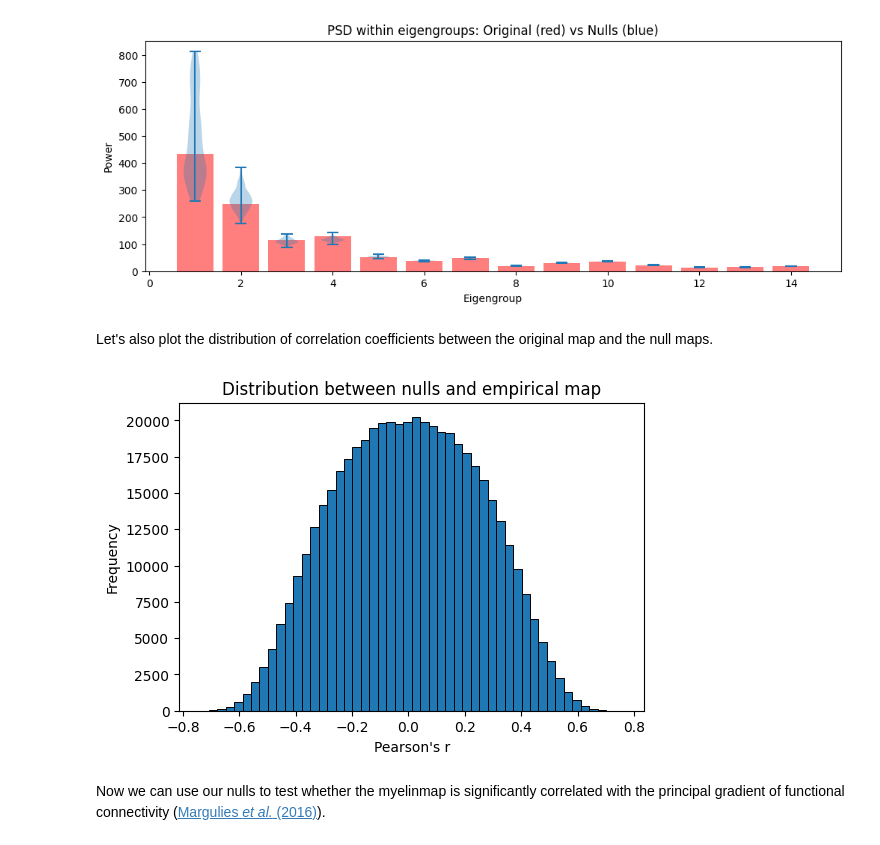
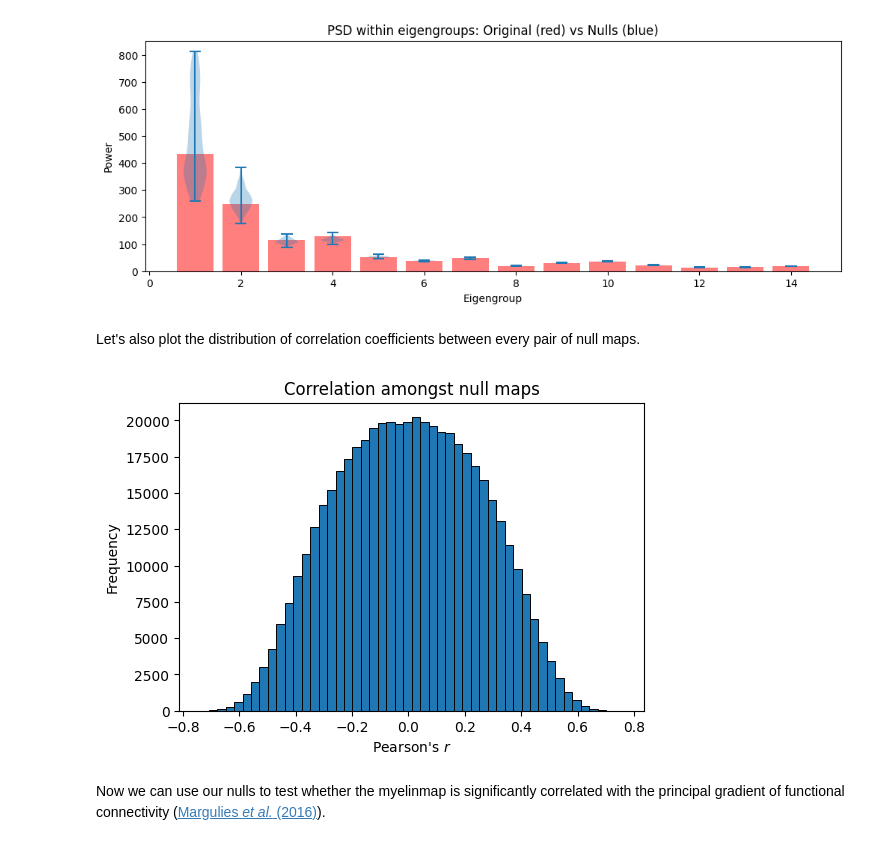
Before and after one commit to VictorBarnes/neuromodes, a Jupyter notebook: docs/tutorials/eigenstrapping.ipynb, the cells around one changed output. Saved outputs shown, nothing was run; the diff lists cells and outputs as text; code cells hidden in the pictures.

```diff
--- a/docs/tutorials/eigenstrapping.ipynb
+++ b/docs/tutorials/eigenstrapping.ipynb
@@ -97,20 +97,20 @@ plt.show()
 # %% [output]
 [figure]
 # %% [markdown]
-Let's also plot the distribution of correlation coefficients between the original map and the null maps.
+Let's also plot the distribution of correlation coefficients between every pair of null maps.
 # %%
 # Plot null correlation distribution
 inter_null_corrs = np.corrcoef(nulls.T)
 triu_inds = np.triu_indices_from(inter_null_corrs, k=1)
 fig2, ax2 = plt.subplots(figsize=(6, 4))
 ax2.hist(inter_null_corrs[triu_inds], bins=50, edgecolor='black', linewidth=0.7)
-ax2.set_title("Distribution between nulls and empirical map")
-ax2.set_xlabel("Pearson's r")
+ax2.set_title("Correlation amongst null maps")
+ax2.set_xlabel("Pearson's $r$")
 ax2.set_ylabel("Frequency")
 
 plt.show()
 # %% [output]
-[figure, old version]
+[figure, new version]
 # %% [markdown]
 Now we can use our nulls to test whether the myelinmap is significantly correlated with the principal gradient of functional connectivity ([Margulies *et al.* (2016)](https://doi.org/10.1073/pnas.1608282113)).
 # %%
```
Also changed, not shown: parts of 4 cells of this notebook, 2 other files.
